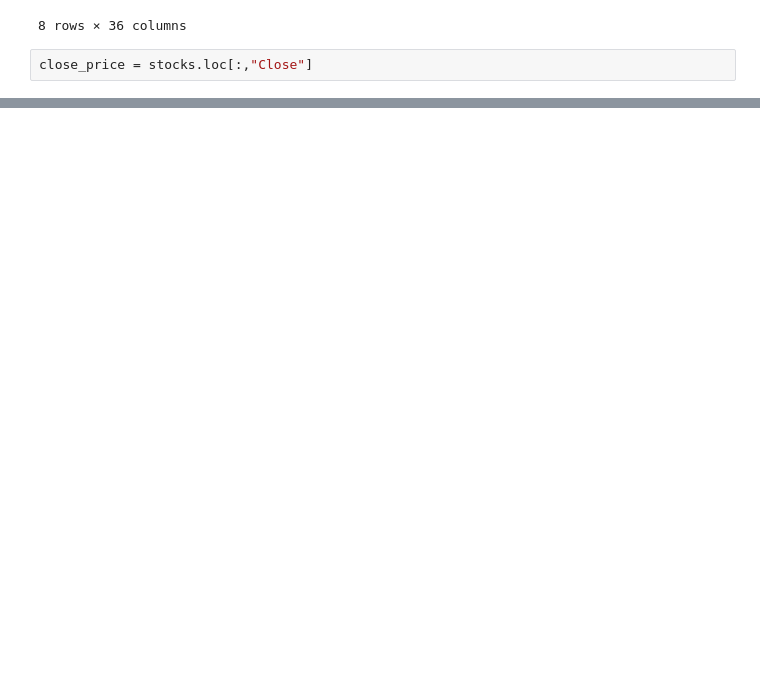
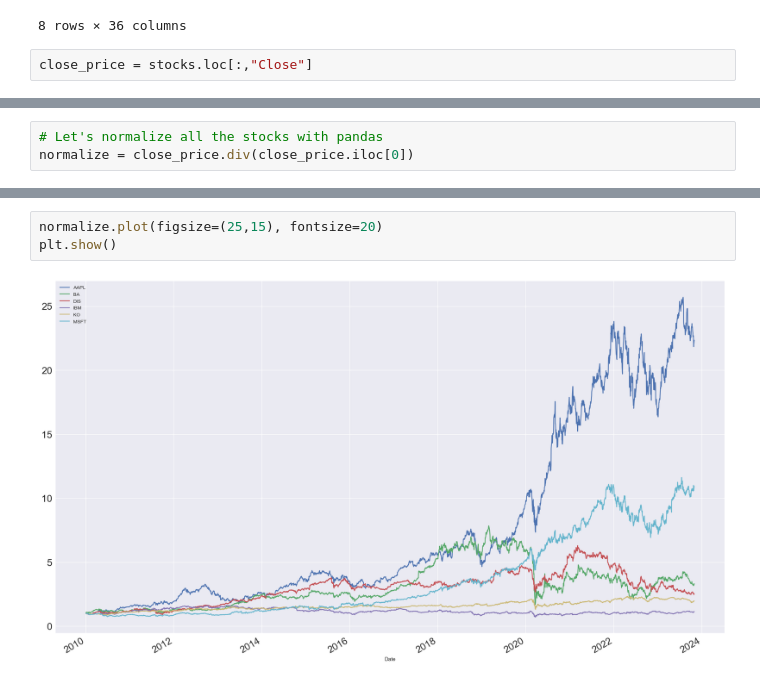
Before and after one commit to savan2508/Jupyter-Notebooks, a Jupyter notebook: Finance/Intro to yfinance.ipynb, the cells around one changed output, grey strips where cells are left out. Cells and saved outputs as stored; diff of their text form; blank space fills up the shorter version.

```diff
--- a/Finance/Intro to yfinance.ipynb
+++ b/Finance/Intro to yfinance.ipynb
@@ -64,0 +82,3 @@ plt.legend(fontsize=15)
+# %%
+# Let's normalize all the stocks with pandas
+normalize = close_price.div(close_price.iloc[0])
@@ -64,0 +102,5 @@ plt.legend(fontsize=15)
+# %%
+normalize.plot(figsize=(25,15), fontsize=20)
+plt.show()
+# %% [output]
+[figure, added]
```
Also changed, not shown: parts of 3 cells of this notebook, 34 other files.
